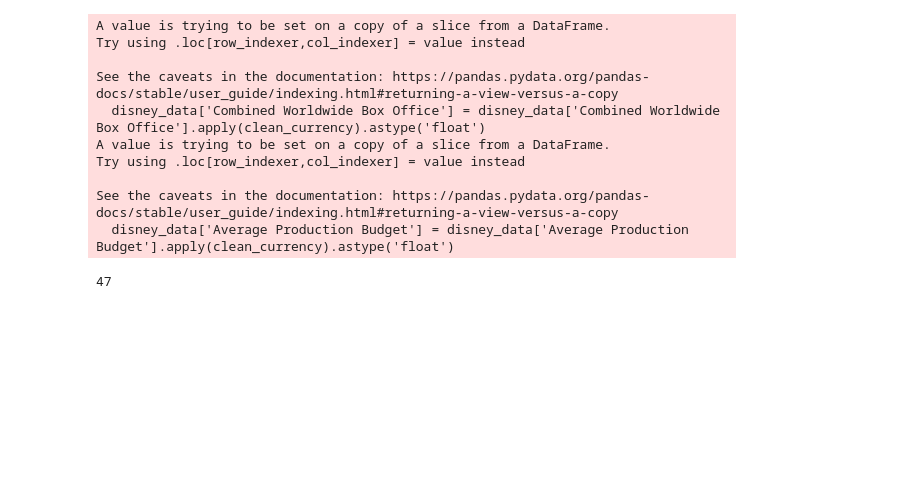
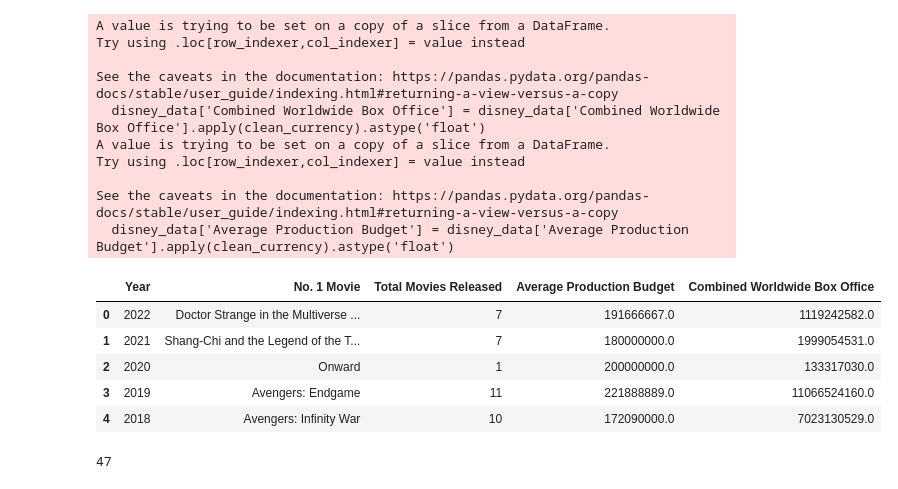
Before and after one commit to ravjolt/Disney-Challenge, a Jupyter notebook: RT_Disney_Webscrape_1.ipynb, the cells around one changed output. Cells and saved outputs as stored; diff of their text form; code cells hidden in the pictures; blank space fills up the shorter version.

```diff
--- a/RT_Disney_Webscrape_1.ipynb
+++ b/RT_Disney_Webscrape_1.ipynb
@@ -191,3 +194,12 @@ disney_data.index = disney_data.index.astype(int)
+# %%
+disney_data.head()
+# %% [output]
+|  | Year | No. 1 Movie | Total Movies Released | Average Production Budget | Combined Worldwide Box Office |
+| 0 | 2022 | Doctor Strange in the Multiverse ... | 7 | 191666667.0 | 1119242582.0 |
+| 1 | 2021 | Shang-Chi and the Legend of the T... | 7 | 180000000.0 | 1999054531.0 |
+| 2 | 2020 | Onward | 1 | 200000000.0 | 133317030.0 |
+| 3 | 2019 | Avengers: Endgame | 11 | 221888889.0 | 11066524160.0 |
+| 4 | 2018 | Avengers: Infinity War | 10 | 172090000.0 | 7023130529.0 |
 # %%
 disney_data= disney_data[disney_data['No. 1 Movie'].notna()]
 
```
Also changed, not shown: parts of 18 cells of this notebook, 1 other file.
